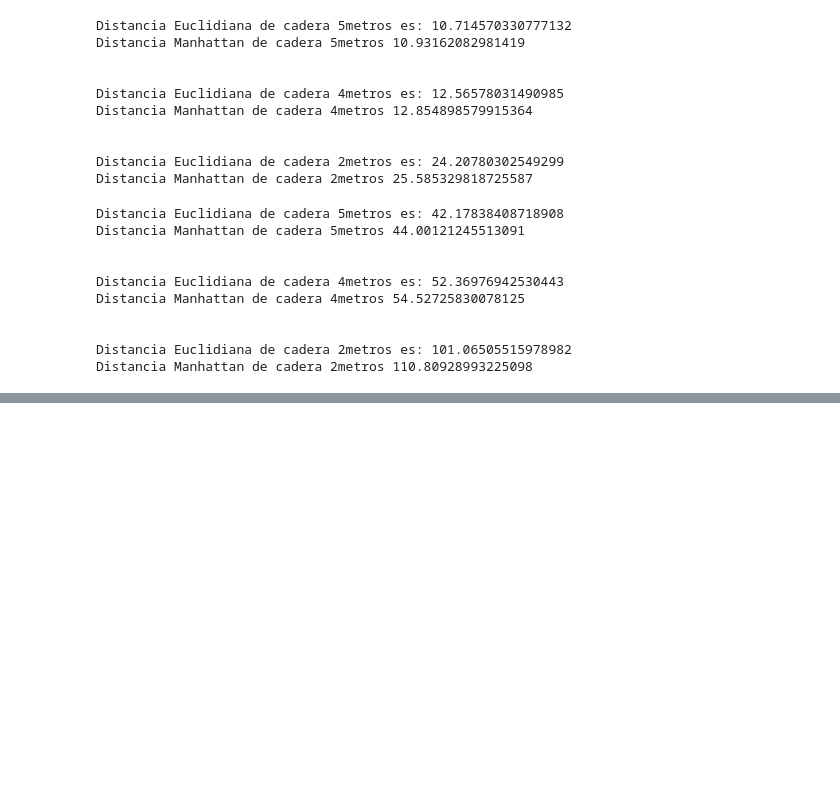
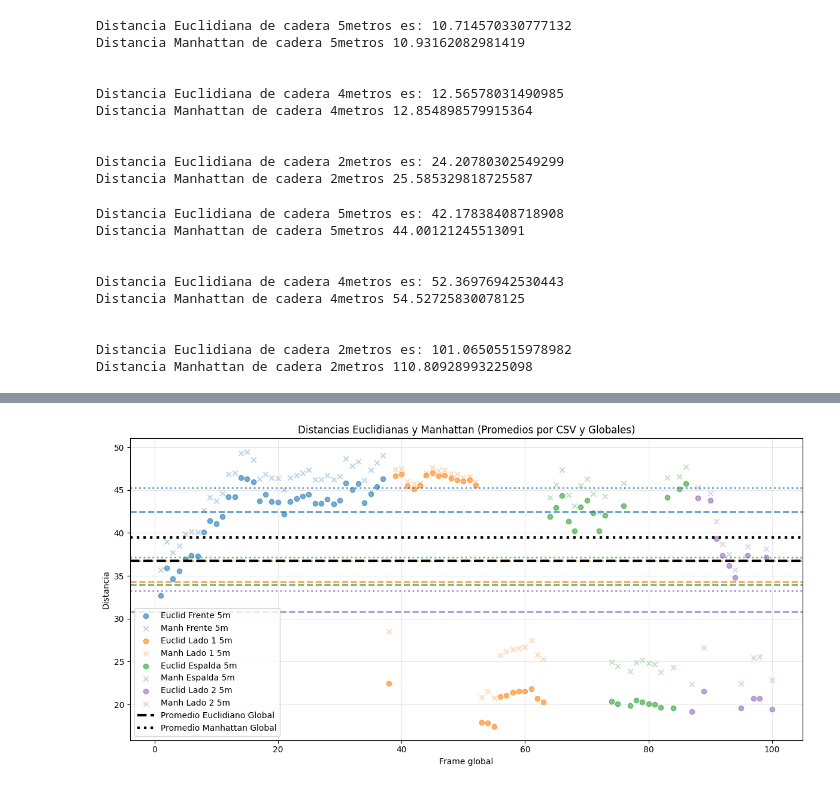
Before and after one commit to AlejandroRCruz/Tesis, a Jupyter notebook: Graficas_errores.ipynb, the cells around one changed output, grey strips where cells are left out. Saved outputs shown, nothing was run; the diff lists cells and outputs as text; code cells hidden in the pictures; blank space fills up the shorter version.

```diff
--- a/Graficas_errores.ipynb
+++ b/Graficas_errores.ipynb
@@ -72,0 +263,64 @@ Distancia Manhattan de cadera 2metros 110.80928993225098
+# %%
+import pandas as pd
+import matplotlib.pyplot as plt
+
+# === CONFIGURACIÓN ===
+csv_files = [
+    'Estadisticas/EstadisticasF_5m_nano_ByN.csv',
+    "Estadisticas/EstadisticasL15m_nano_ByN.csv",
+    'Estadisticas/EstadisticasE_5m_nano_ByN.csv',
+    "Estadisticas/EstadisticasL25m_nano_ByN.csv"
+]
+nombres = ["Frente 5m", "Lado 1 5m", "Espalda 5m", "Lado 2 5m"]
+colores = ["tab:blue", "tab:orange", "tab:green", "tab:purple"]
+
+cols_euclid = ["dist_euclid_left_shoulder_hip", "dist_euclid_right_shoulder_hip"]
+cols_manh   = ["dist_manh_left_shoulder_hip", "dist_manh_right_shoulder_hip"]
+
+# === CARGAMOS TODOS LOS CSV ===
+dfs = []
+for i, f in enumerate(csv_files):
+    df = pd.read_csv(f)
+    df["source"] = nombres[i]  # Para saber de qué CSV viene
+    dfs.append(df)
+
+# Unimos todos los CSV
+df_all = pd.concat(dfs, ignore_index=True)
+
+# Creamos una nueva columna de frame global
+df_all["frame_global"] = range(1, len(df_all) + 1)
+
+# === PROMEDIOS ===
+df_all["euclid"] = df_all[cols_euclid].mean(axis=1)
+df_all["manh"]   = df_all[cols_manh].mean(axis=1)
+
+# === GRAFICAR ===
+plt.figure(figsize=(12, 6))
+
+# Dibujamos puntos separados por CSV
+for nombre, color in zip(nombres, colores):
+    subset = df_all[df_all["source"] == nombre]
+    plt.scatter(subset["frame_global"], subset["euclid"], color=color, alpha=0.6, label=f"Euclid {nombre}")
+    plt.scatter(subset["frame_global"], subset["manh"], color=color, alpha=0.3, marker="x", label=f"Manh {nombre}")
+
+# Promedios por CSV
+euclid_prom = df_all.groupby("source")["euclid"].mean()
+manh_prom   = df_all.groupby("source")["manh"].mean()
+
+for nombre, color in zip(nombres, colores):
+    plt.axhline(euclid_prom[nombre], color=color, linestyle="--", linewidth=2, alpha=0.7)
+    plt.axhline(manh_prom[nombre],   color=color, linestyle=":", linewidth=2, alpha=0.7)
+
+# Promedios globales
+plt.axhline(df_all["euclid"].mean(), color="black", linestyle="--", linewidth=3, label="Promedio Euclidiano Global")
+plt.axhline(df_all["manh"].mean(),   color="black", linestyle=":", linewidth=3, label="Promedio Manhattan Global")
+
+plt.title("Distancias Euclidianas y Manhattan (Promedios por CSV y Globales)")
+plt.xlabel("Frame global")
+plt.ylabel("Distancia")
+plt.legend()
+plt.grid(alpha=0.3)
+plt.tight_layout()
+plt.show()
+# %% [output]
+[figure, added]
```
Also changed, not shown: parts of 10 cells of this notebook.
